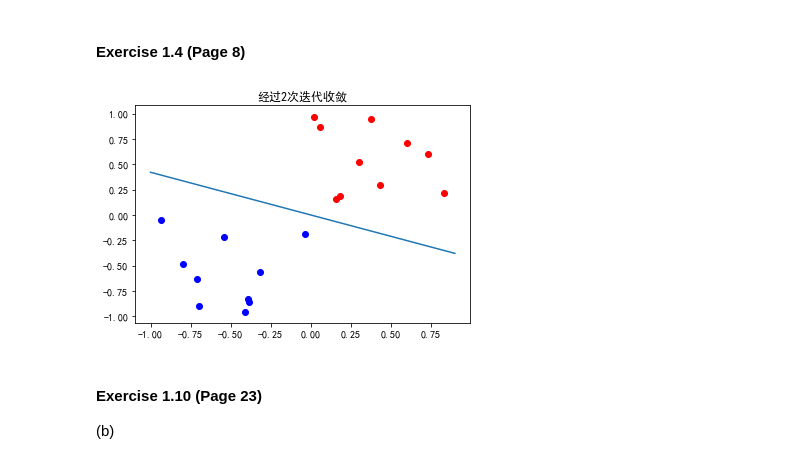
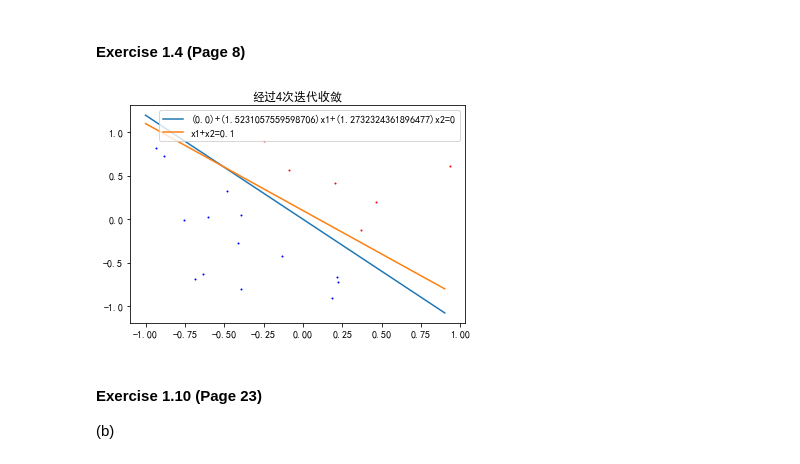
Before and after one commit to Doraemonzzz/Learning-from-data, a Jupyter notebook: Chapter1/代码/Programming Problems.ipynb, the cells around one changed output. Drawn from its saved outputs; the diff is of its cells as text; code cells hidden in the pictures.

```diff
--- a/Chapter1/代码/Programming Problems.ipynb
+++ b/Chapter1/代码/Programming Problems.ipynb
@@ -1,70 +1,19 @@
 # %% [markdown]
 #### Exercise 1.4 (Page 8)
-# %%
-# -*- coding: utf-8 -*-
-"""
-Created on Mon Feb 11 21:32:17 2019
-
-@author: qinzhen
-"""
-
-import numpy as np
-import matplotlib.pyplot as plt
-plt.rcParams['font.sans-serif'] = ['SimHei'] #用来正常显示中文标签
-plt.rcParams['axes.unicode_minus'] = False #用来正常显示负号
-
-#设置随机种子，保证每次结果一致
-seed = 42
-rnd = np.random.RandomState(42)
-
-#首先生成20个可分的数据，为方便起见，分别生成10个第一象限的点和10个第三象限的点
-#第一象限10个点
-X1 = rnd.uniform(0, 1, size=(10, 2))
-y1 = np.ones(10)
-#第三象限10个点
-X2 = rnd.uniform(-1, 0, size=(10, 2))
-y2 = -1 * np.ones(10)
-
-#按行拼接
-X = np.r_[X1, X2]
-y = np.r_[y1, y2]
-#添加第一个分量为1
-X = np.c_[np.ones((20, 1)), X]
-
-#定义判别函数，判断所有数据是否分类完成
-def Judge(X, y, w):
-    flag = 1
-    n = X.shape[0]
-    for i in range(n):
-        if X[i, :].dot(w) * y[i] <= 0:
-            flag = 0
-            break
-    return flag
-
-#记录次数
-s = 0
-#初始化w=[0, 0, 0]
-w = np.array([0,0,0], dtype=float)
-#数据数量
-n = X.shape[0]
-while (Judge(X, y ,w) == 0):
-    for i in range(n):
-        if X[i, :].dot(w) * y[i] <= 0:
-            w += y[i] * X[i, :]
-            s += 1
-
-#直线方程为w0+w1*a+w2*b=0,根据此生成点
-a = np.arange(-1, 1, 0.1)
-b = np.array([(i * w[1] + w[0]) / (-w[2]) for i in a])
-
-#画出图片
-plt.scatter(X1[:, 0], X1[:, 1], c='r')
-plt.scatter(X2[:, 0], X2[:, 1], c='b')
-plt.plot(a, b)
-plt.title(u"经过"+str(s)+u"次迭代收敛")
-plt.show()
-# %% [output]
-[figure, removed]
+# %%
+import helper as hlp
+import numpy as np
+%matplotlib inline
+
+#设置随机种子，保证每次结果一致
+seed = 42
+rnd = np.random.RandomState(seed)
+N = 20
+d = 2
+a, b, c, X, y, s, w = hlp.f(N, d, rnd)
+hlp.plot_helper(a, b, c, X, y, s, w)
+# %% [output]
+[figure, added]
 # %% [markdown]
 #### Exercise 1.10 (Page 23)
 (b)
```
Also changed, not shown: parts of 18 cells of this notebook, 41 other files.
